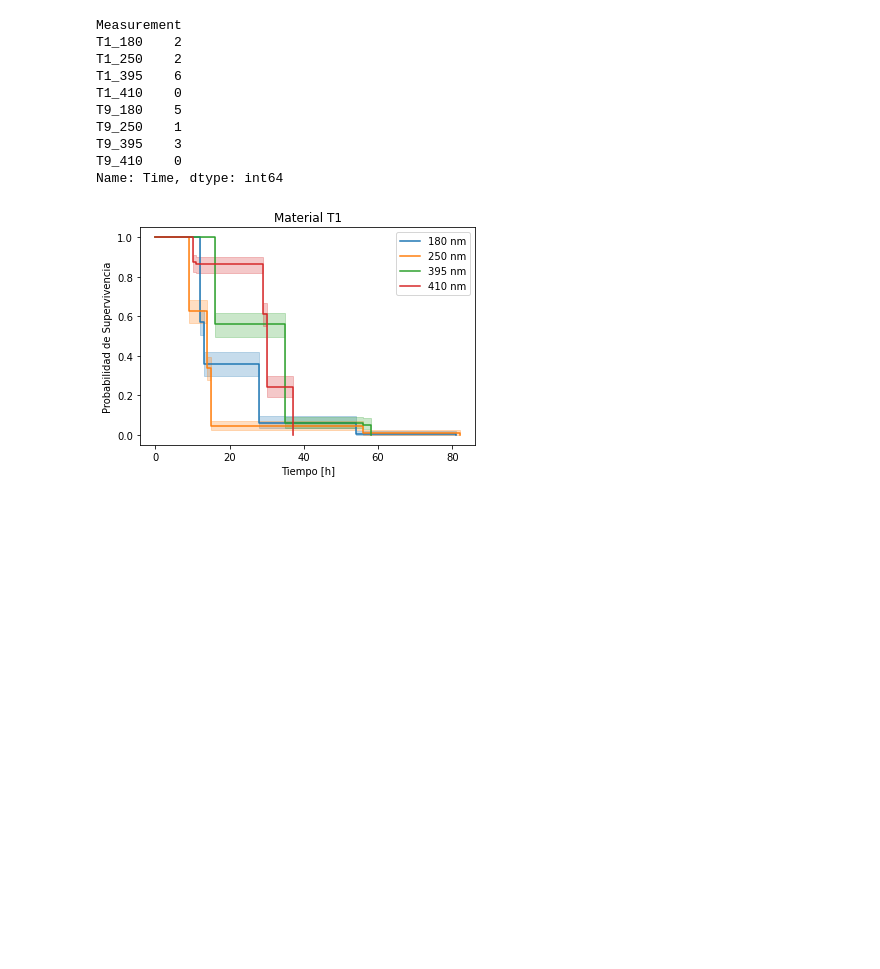
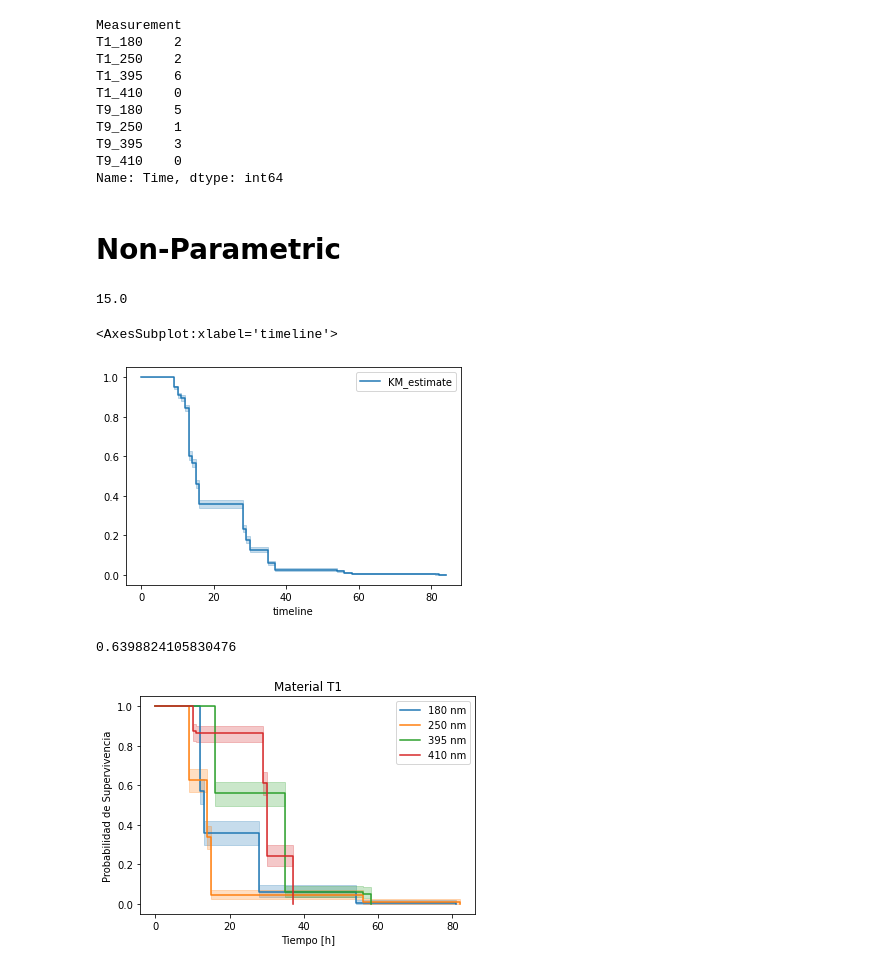
Before and after one commit to andreapy/Quinua, a Jupyter notebook: Germina.ipynb, the cells around one changed output. Saved outputs shown, nothing was run; the diff lists cells and outputs as text; code cells hidden in the pictures; blank space fills up the shorter version.

```diff
--- a/Germina.ipynb
+++ b/Germina.ipynb
@@ -202,9 +187,29 @@ T9_410    0
 Name: Time, dtype: int64
 # %%
 melted_df.dropna(subset=['Time', 'observed'], inplace= True)
+# %% [markdown]
+# Non-Parametric
 # %%
 from lifelines import KaplanMeierFitter
 from lifelines.statistics import pairwise_logrank_test
+# %%
+# Calculate Median Survival Time
+kmf = KaplanMeierFitter(alpha=0.05) # calculate a 95% confidence interval
+kmf.fit(melted_df['Time'], melted_df['observed'])
+
+median_ = kmf.median_survival_time_
+median_
+# %% [output]
+15.0
+# %%
+kmf.plot_survival_function()
+# %% [output]
+<AxesSubplot:xlabel='timeline'>
+[figure, added]
+# %%
+print(1-kmf.predict(20))
+# %% [output]
+0.6398824105830476
 # %%
 def plot_survival(ax, label, time, observed):
     kmf = KaplanMeierFitter()
```
Also changed, not shown: parts of 5 cells of this notebook, 2 other files.
